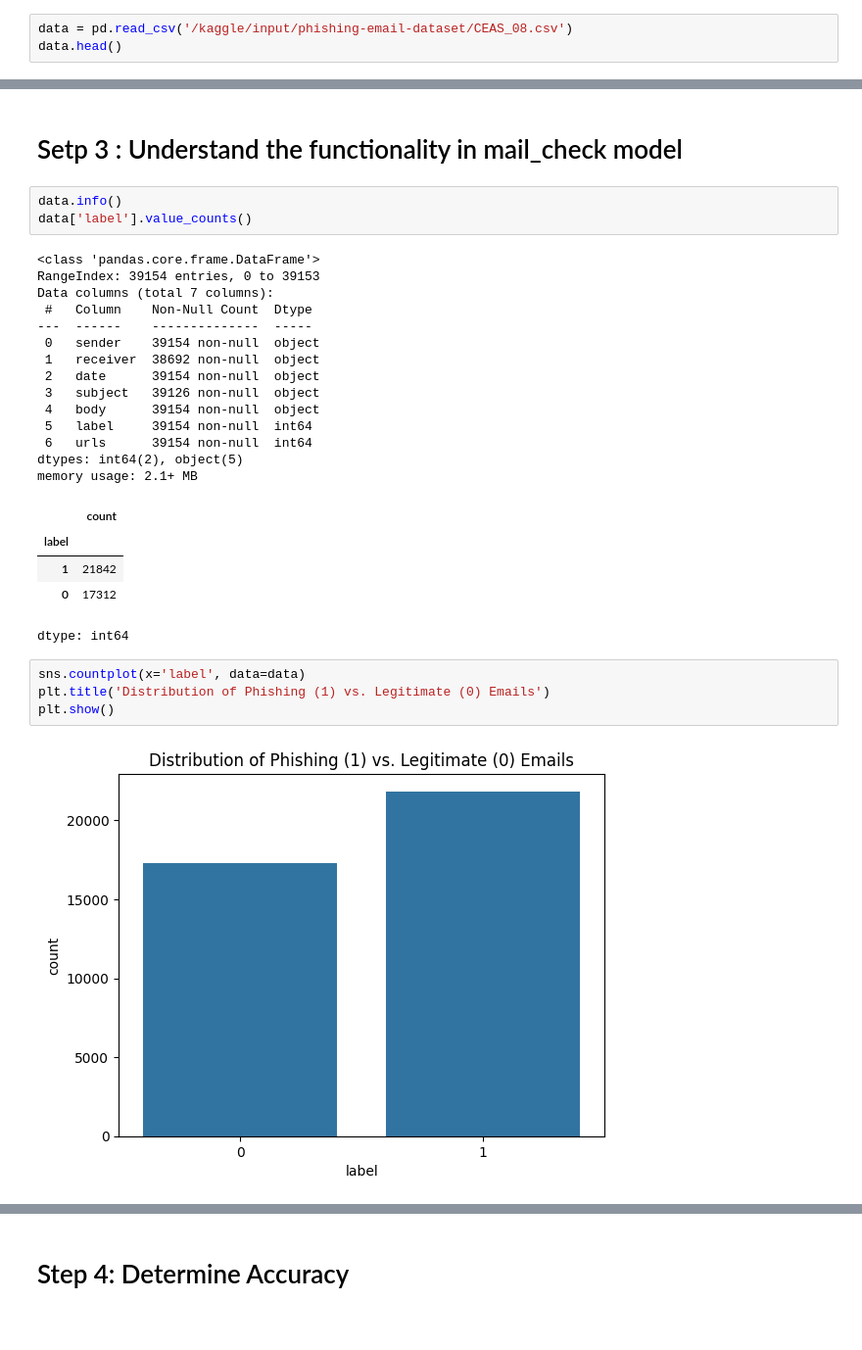
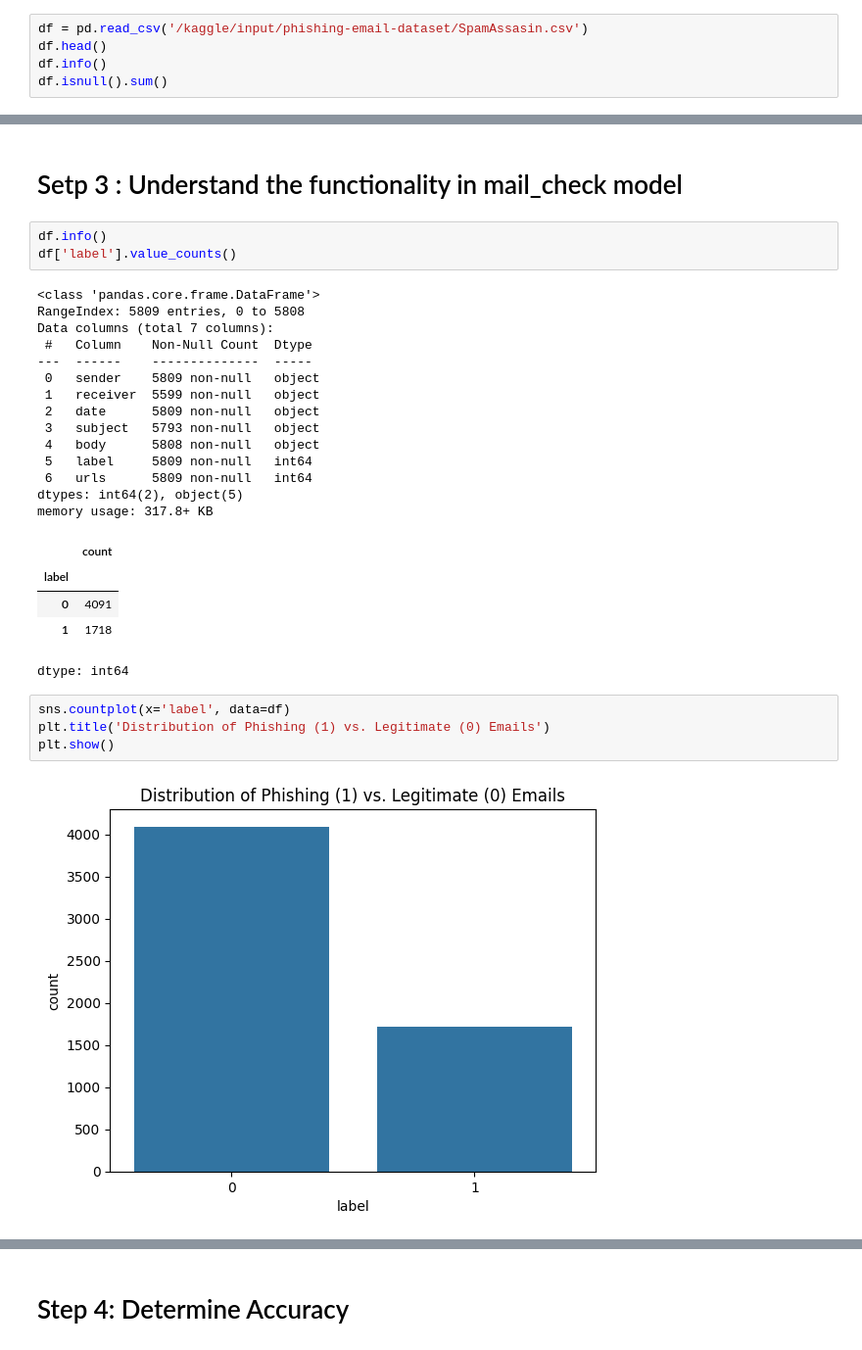
Before and after one commit to rajsegar/Federated-Learning-Frameworks-, a Jupyter notebook: Spam_Mail_Detection.ipynb, the cells around one changed output, grey strips where cells are left out. Shown at 98% size. Saved outputs shown, nothing was run; the diff lists cells and outputs as text.

```diff
--- a/Spam_Mail_Detection.ipynb
+++ b/Spam_Mail_Detection.ipynb
@@ -35,6 +55,8 @@ from imblearn.over_sampling import SMOTE
 # Step 2: Load the Dataset
  use a dataset containing labeled emails (Spam or Ham). Let’s load the dataset and inspect its structure.
 # %%
-data = pd.read_csv('/kaggle/input/phishing-email-dataset/CEAS_08.csv')
-data.head()
+df = pd.read_csv('/kaggle/input/phishing-email-dataset/SpamAssasin.csv')
+df.head()
+df.info()
+df.isnull().sum()
 # %% [output]
@@ -47,32 +86,32 @@ data.head()
 # %% [markdown]
 # Setp 3 : Understand the functionality in mail_check model
 # %%
-data.info()
-data['label'].value_counts()
+df.info()
+df['label'].value_counts()
 # %% [output]
 <class 'pandas.core.frame.DataFrame'>
-RangeIndex: 39154 entries, 0 to 39153
+RangeIndex: 5809 entries, 0 to 5808
 Data columns (total 7 columns):
  #   Column    Non-Null Count  Dtype
 ---  ------    --------------  -----
- 0   sender    39154 non-null  object
- 1   receiver  38692 non-null  object
- 2   date      39154 non-null  object
- 3   subject   39126 non-null  object
- 4   body      39154 non-null  object
- 5   label     39154 non-null  int64
- 6   urls      39154 non-null  int64
+ 0   sender    5809 non-null   object
+ 1   receiver  5599 non-null   object
+ 2   date      5809 non-null   object
+ 3   subject   5793 non-null   object
+ 4   body      5808 non-null   object
+ 5   label     5809 non-null   int64
+ 6   urls      5809 non-null   int64
 dtypes: int64(2), object(5)
-memory usage: 2.1+ MB
+memory usage: 317.8+ KB
 |  | count |
 | label |  |
-| 1 | 21842 |
-| 0 | 17312 |
+| 0 | 4091 |
+| 1 | 1718 |
 dtype: int64
 # %%
-sns.countplot(x='label', data=data)
+sns.countplot(x='label', data=df)
 plt.title('Distribution of Phishing (1) vs. Legitimate (0) Emails')
 plt.show()
 # %% [output]
-[figure, old version]
+[figure, new version]
 # %%
```
Also changed, not shown: parts of 7 cells of this notebook.
